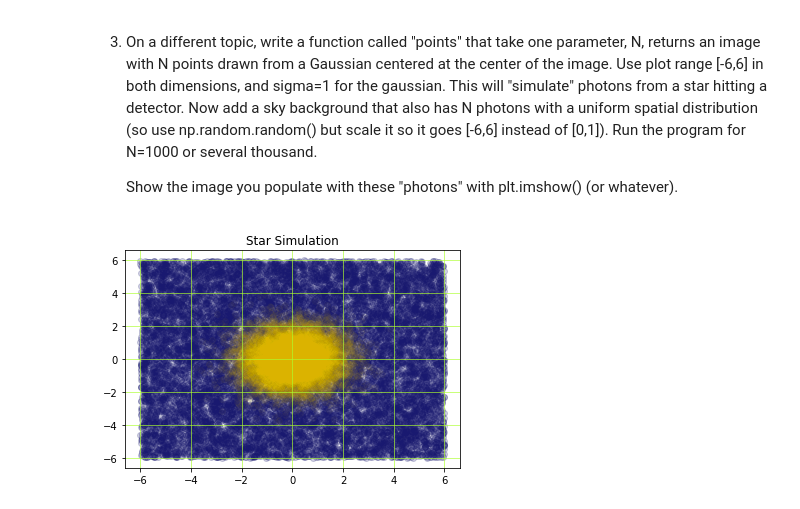
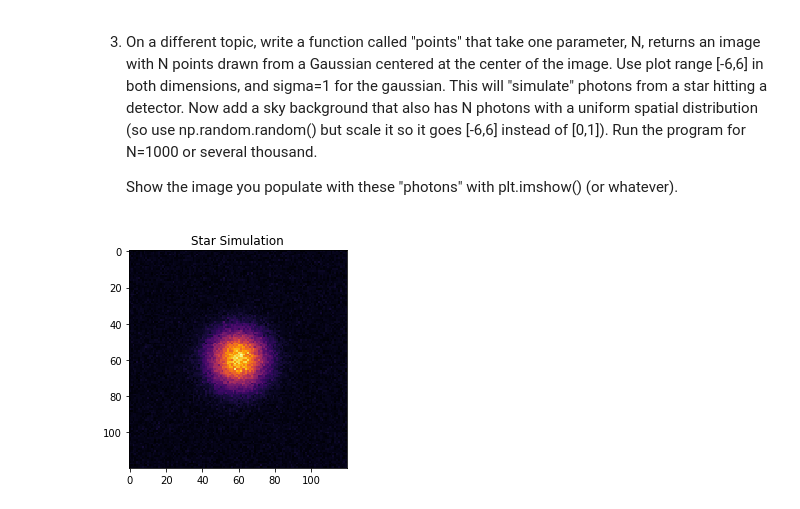
Before and after one commit to lockepatton/ASTR100-2020, a Jupyter notebook: Homework/HW1_McPike.ipynb, the cells around one changed output. Saved outputs shown, nothing was run; the diff lists cells and outputs as text; code cells hidden in the pictures.

```diff
--- a/Homework/HW1_McPike.ipynb
+++ b/Homework/HW1_McPike.ipynb
@@ -82,26 +88,38 @@ The standard deviation of the Medians is 1.7004908488922672 that of the Means.
     Show the image you populate with these "photons" with plt.imshow()
     (or whatever).
 # %%
-#setting N
-N = 15000
+#setting N = 100,000
+N = 100000
 
 #creating function "points" which has one parameter 'N'
 def points(N):
 
-    #defining/populating arrays
+    #defining/populating array
+    #collab w/ Shlomo
     starx = np.random.normal(loc=(0), scale=1, size=(N))
     stary = np.random.normal(loc=(0), scale=1, size=(N))
     backgroundx = 12 * np.random.random((N)) - 6
     backgroundy = 12 * np.random.random((N)) - 6
 
-    #customizing and plotting image
-    plt.scatter(backgroundx,backgroundy,alpha=0.2,label='Background',color='midnightblue')
-    plt.scatter(starx,stary,alpha=0.027,label='Star',color='gold')
+    #combining the arrays into x-values and y-values
+    #collab w/ Prof. Finkbeiner
+    ix= (10*np.concatenate([starx,backgroundx])+60).astype("int")
+    iy= (10*np.concatenate([stary,backgroundy])+60).astype("int")
+
+
+    #optional code:
+    #plt.scatter(iy,ix,alpha=0.2,color='midnightblue')
+
+    #creating final array with [y,x] values
+    im = np.zeros([120,120])
+    for i in np.arange(len(ix)):
+        im[iy[i],ix[i]] += 1
+
+    #plotting the array
     plt.title('Star Simulation')
-    plt.grid(color='greenyellow',alpha=0.8)
-    plt.show()
+    plt.imshow(im, cmap = 'inferno')
 
 #calling "points" function
 points(N)
 # %% [output]
-[figure, old version]
+[figure, new version]
```
Also changed, not shown: parts of 6 cells of this notebook.
